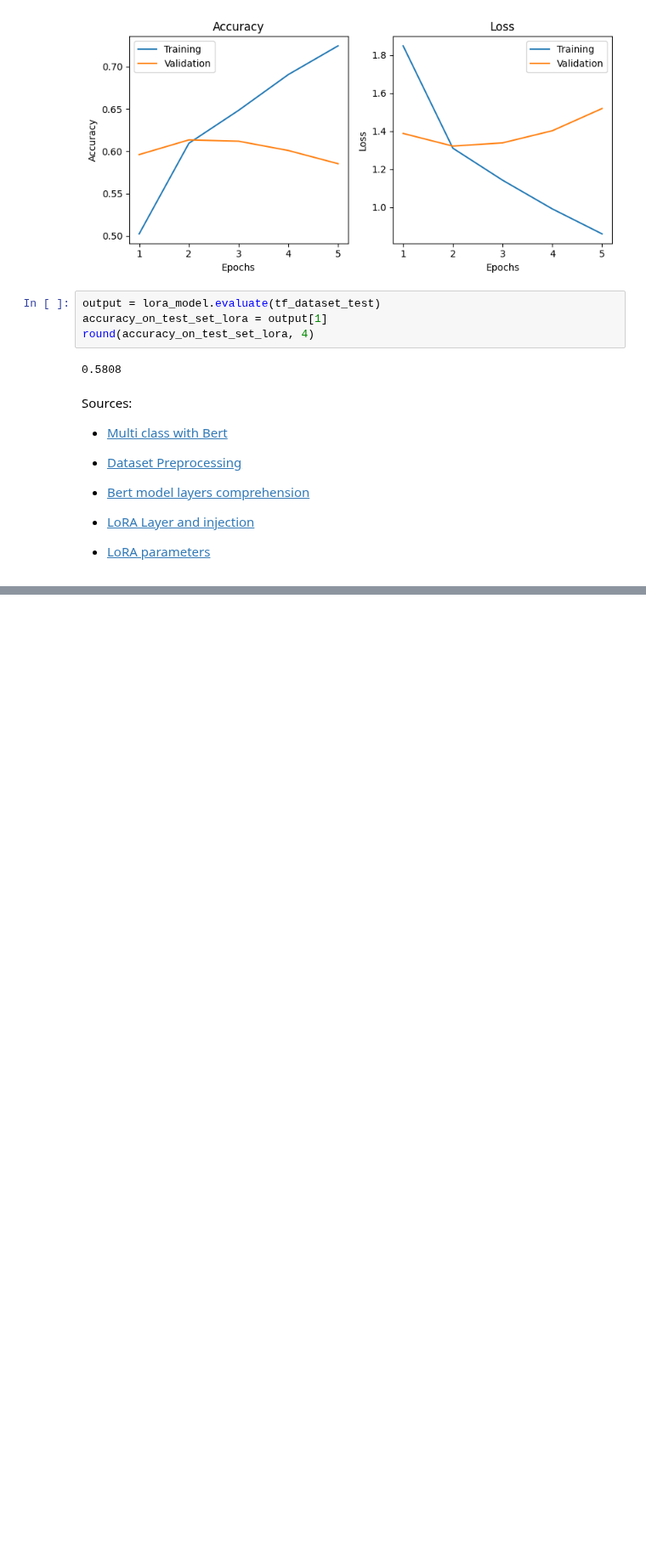
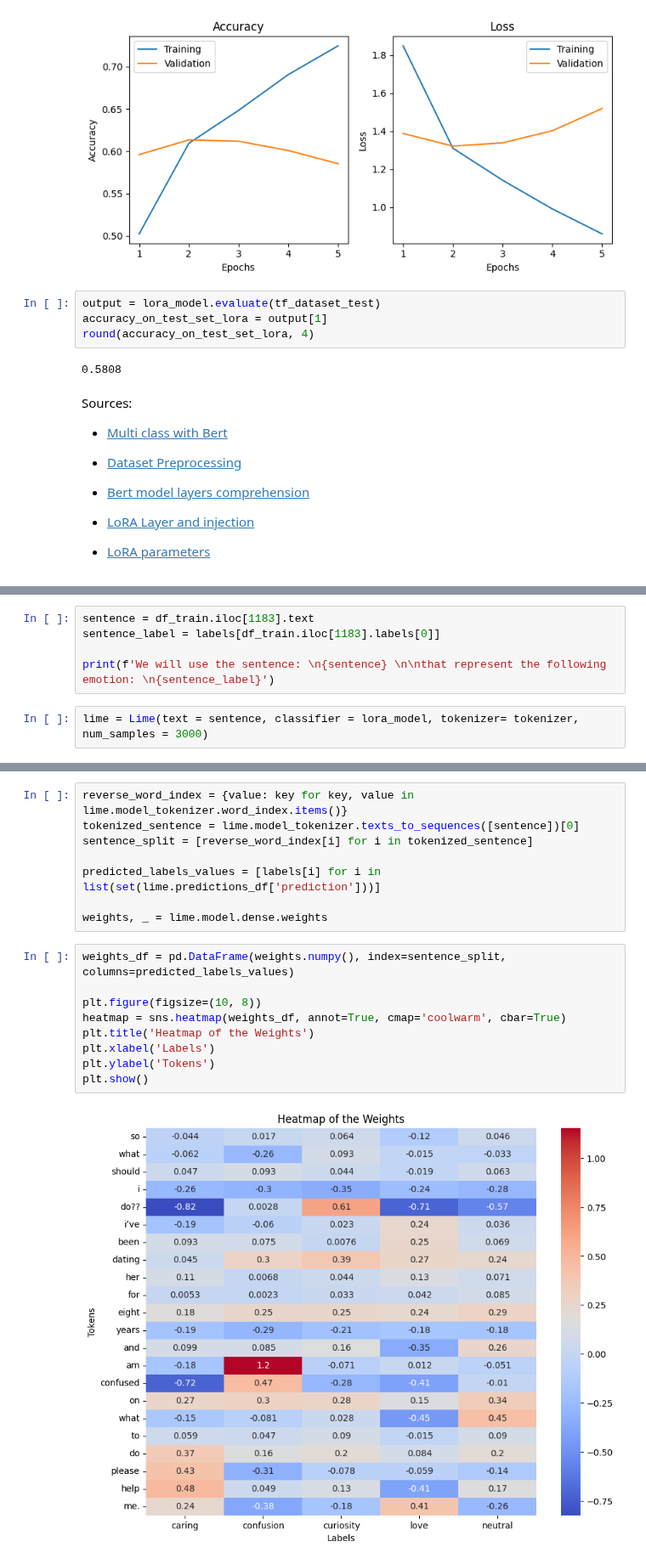
Before and after one commit to Matteo-Candi/Fine-Tuning-with-LoRA, a Jupyter notebook: main.ipynb, the cells around one changed output, grey strips where cells are left out. Shown at 85% size. Drawn from its saved outputs; the diff is of its cells as text; blank space fills up the shorter version.

Commit message:
closing lime

```diff
--- a/main.ipynb
+++ b/main.ipynb
@@ -459,0 +582,7 @@ Sources:
+# %%
+sentence = df_train.iloc[1183].text
+sentence_label = labels[df_train.iloc[1183].labels[0]]
+
+print(f'We will use the sentence: \n{sentence} \n\nthat represent the following emotion: \n{sentence_label}')
+# %%
+lime = Lime(text = sentence, classifier = lora_model, tokenizer= tokenizer, num_samples = 3000)
@@ -459,0 +607,19 @@ Sources:
+# %%
+reverse_word_index = {value: key for key, value in lime.model_tokenizer.word_index.items()}
+tokenized_sentence = lime.model_tokenizer.texts_to_sequences([sentence])[0]
+sentence_split = [reverse_word_index[i] for i in tokenized_sentence]
+
+predicted_labels_values = [labels[i] for i in list(set(lime.predictions_df['prediction']))]
+
+weights, _ = lime.model.dense.weights
+# %%
+weights_df = pd.DataFrame(weights.numpy(), index=sentence_split, columns=predicted_labels_values)
+
+plt.figure(figsize=(10, 8))
+heatmap = sns.heatmap(weights_df, annot=True, cmap='coolwarm', cbar=True)
+plt.title('Heatmap of the Weights')
+plt.xlabel('Labels')
+plt.ylabel('Tokens')
+plt.show()
+# %% [output]
+[figure, added]
```
Also changed, not shown: parts of 3 cells of this notebook.
